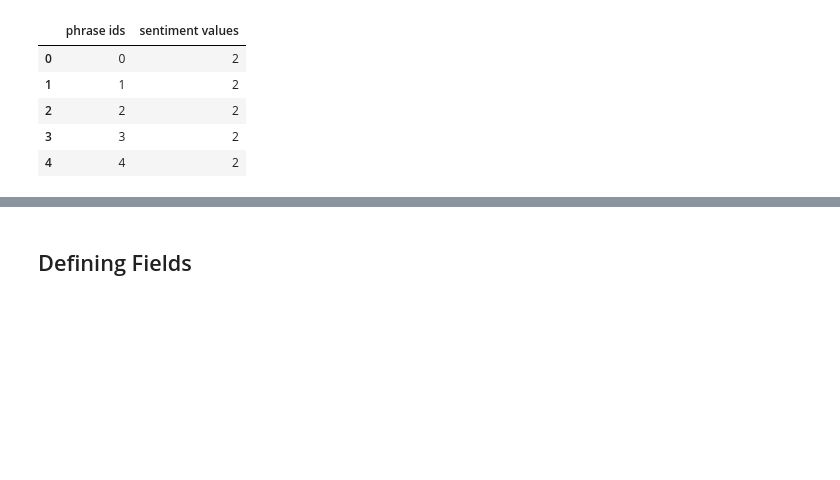
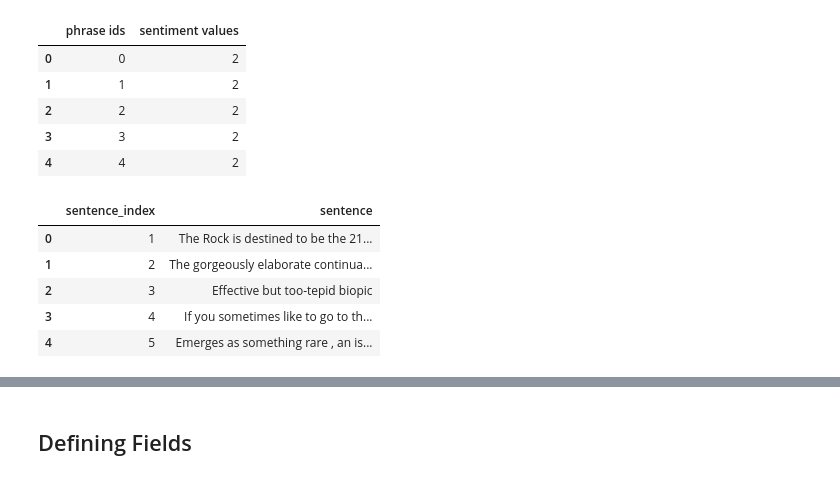
Before and after one commit to kotalaraghava/END-2.0---school-of-ai, a Jupyter notebook: Sentiment_Analysis_using_LSTM_RNN.ipynb, the cells around one changed output, grey strips where cells are left out. Saved outputs shown, nothing was run; the diff lists cells and outputs as text; code cells hidden in the pictures; blank space fills up the shorter version.

```diff
--- a/Sentiment_Analysis_using_LSTM_RNN.ipynb
+++ b/Sentiment_Analysis_using_LSTM_RNN.ipynb
@@ -46,3 +78,12 @@ df_label.head()
 | 4 | 4 | 2 |
 # %%
 df_data = pd.read_csv('./datasetSentences.txt', sep='\t')
+# %%
+df_data.head()
+# %% [output]
+|  | sentence_index | sentence |
+| 0 | 1 | The Rock is destined to be the 21... |
+| 1 | 2 | The gorgeously elaborate continua... |
+| 2 | 3 | Effective but too-tepid biopic |
+| 3 | 4 | If you sometimes like to go to th... |
+| 4 | 5 | Emerges as something rare , an is... |
```
Also changed, not shown: parts of 54 cells of this notebook.
